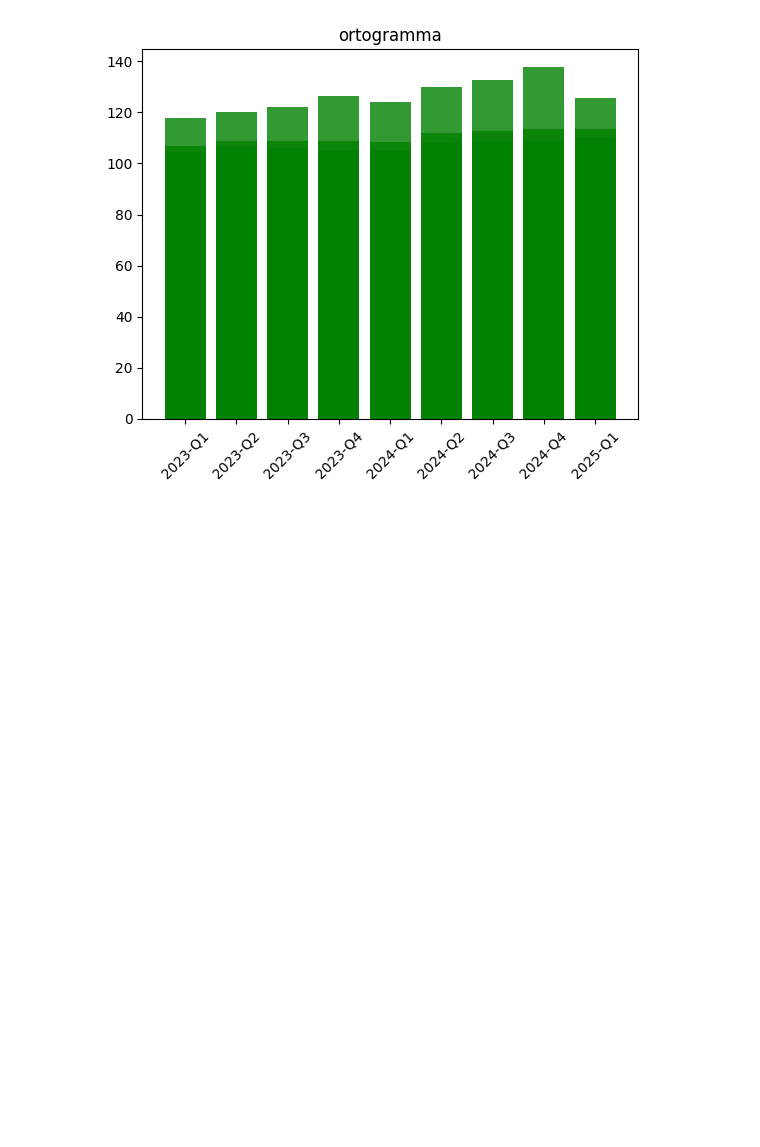
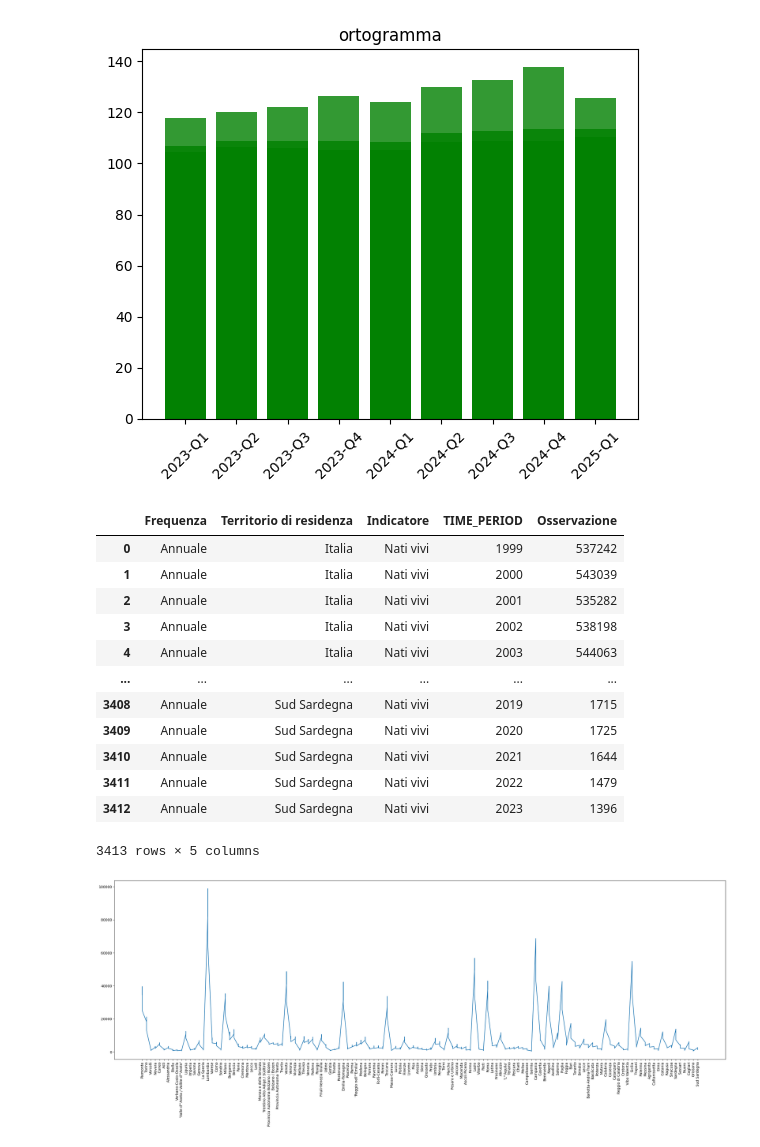
Before and after one commit to MatteoGabr/Data-Analisi, a Jupyter notebook: Analisi.ipynb, the cells around one changed output. Cells and saved outputs as stored; diff of their text form; code cells hidden in the pictures; blank space fills up the shorter version.

```diff
--- a/Analisi.ipynb
+++ b/Analisi.ipynb
@@ -54,3 +54,40 @@ plt.show()
 # %% [output]
 ['FREQ', 'Frequenza', 'REF_AREA', 'Territorio', 'DATA_TYPE', 'Indicatore', 'MEASURE', 'Misura', 'PURCHASES_DWELLINGS', 'Abitazioni compravendute', 'TIME_PERIOD', 'Osservazione', 'OBS_STATUS', '\'Stato ...
 [figure]
+# %%
+df_nati = pd.read_csv('C:/Users/matte/Downloads/Nati serie storica - prov. (IT1,25_74_DF_DCIS_NATI2_1,1.0).csv', sep=',')
+df_dropped = df_nati.dropna(axis=1, how='all')
+display(df_dropped)
+
+df = df_dropped.drop(df_dropped[df_dropped['Territorio di residenza'] == 'Italia'].index)
+df = df.drop(df_dropped[df_dropped['Territorio di residenza'] == 'Mezzogiorno'].index)
+df = df.drop(df_dropped[df_dropped['Territorio di residenza'] == 'Nord'].index)
+df = df.drop(df_dropped[df_dropped['Territorio di residenza'] == 'Sud'].index)
+df = df.drop(df_dropped[df_dropped['Territorio di residenza'] == 'Centro'].index)
+df = df.drop(df_dropped[df_dropped['Territorio di residenza'] == 'Nord-ovest'].index)
+df = df.drop(df_dropped[df_dropped['Territorio di residenza'] == 'Nord-est'].index)
+df = df.drop(df_dropped[df_dropped['Territorio di residenza'] == 'Isole'].index)
+
+sx = df['Territorio di residenza']
+sy = df['Osservazione']
+
+plt.figure(figsize=(25, 10))
+plt.plot(sx, sy)
+plt.xticks(rotation=90)
+plt.tight_layout()
+plt.show()
+# %% [output]
+|  | Frequenza | Territorio di residenza | Indicatore | TIME_PERIOD | Osservazione |
+| 0 | Annuale | Italia | Nati vivi | 1999 | 537242 |
+| 1 | Annuale | Italia | Nati vivi | 2000 | 543039 |
+| 2 | Annuale | Italia | Nati vivi | 2001 | 535282 |
+| 3 | Annuale | Italia | Nati vivi | 2002 | 538198 |
+| 4 | Annuale | Italia | Nati vivi | 2003 | 544063 |
+| ... | ... | ... | ... | ... | ... |
+| 3408 | Annuale | Sud Sardegna | Nati vivi | 2019 | 1715 |
+| 3409 | Annuale | Sud Sardegna | Nati vivi | 2020 | 1725 |
+| 3410 | Annuale | Sud Sardegna | Nati vivi | 2021 | 1644 |
+| 3411 | Annuale | Sud Sardegna | Nati vivi | 2022 | 1479 |
+| 3412 | Annuale | Sud Sardegna | Nati vivi | 2023 | 1396 |
+3413 rows × 5 columns
+[figure, added]
```
Also changed, not shown: parts of 3 cells of this notebook.
